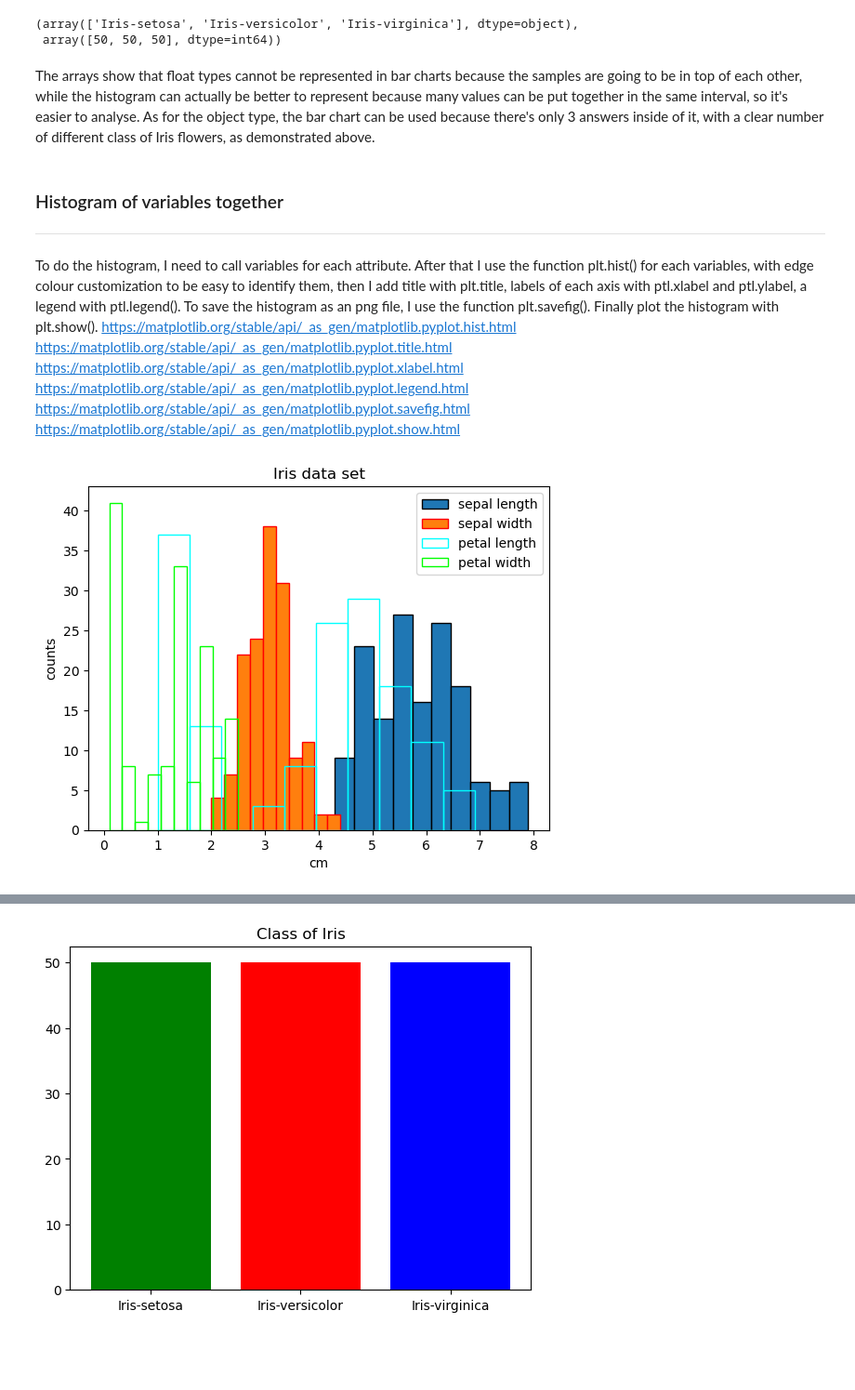
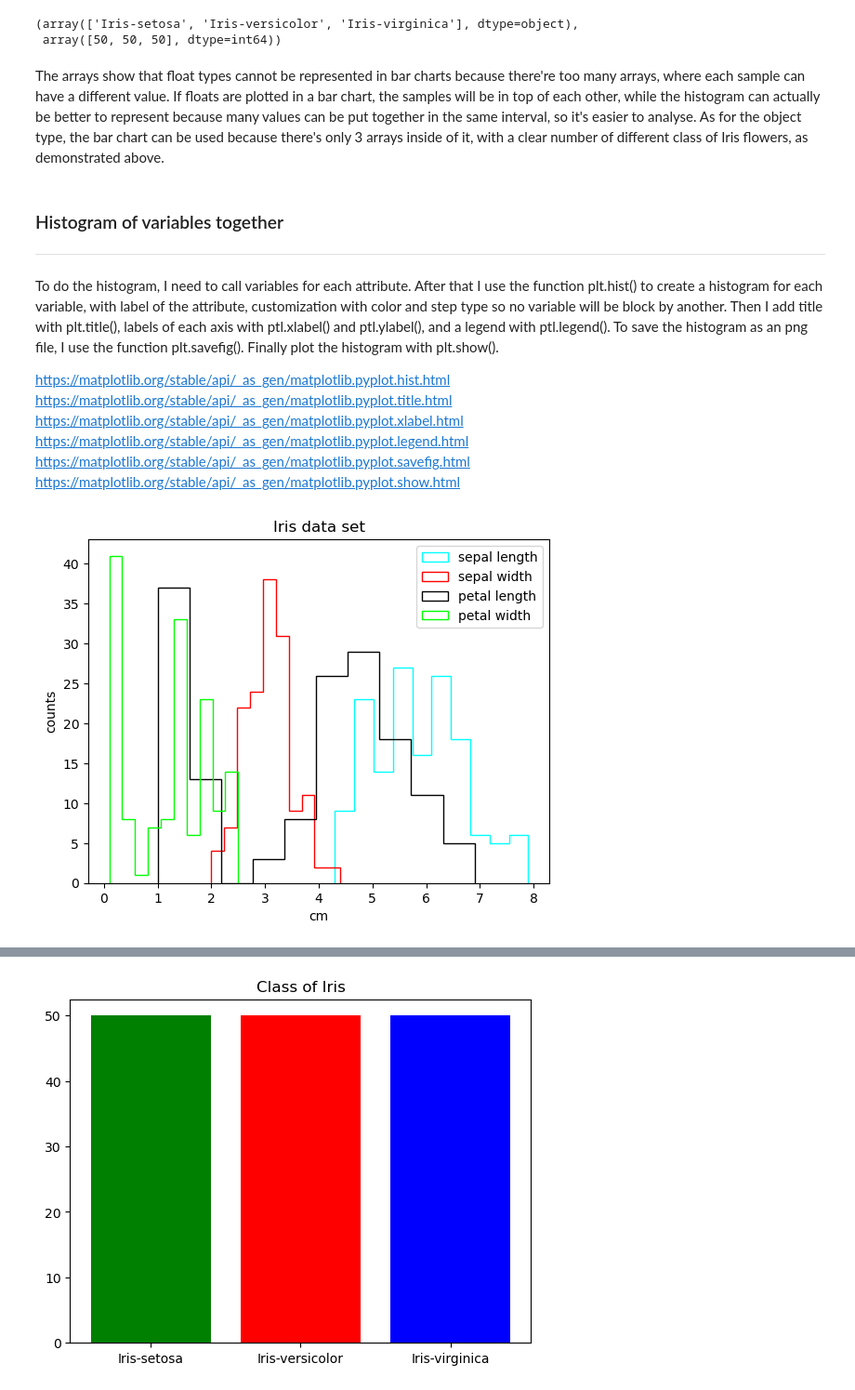
Before and after one commit to FatimaBOliveira/pands-project, a Jupyter notebook: iris.ipynb, the cells around one changed output, grey strips where cells are left out. Shown at 93% size. Saved outputs shown, nothing was run; the diff lists cells and outputs as text; code cells hidden in the pictures; blank space fills up the shorter version.

```diff
--- a/iris.ipynb
+++ b/iris.ipynb
@@ -119,11 +120,12 @@ values2, counts2
 (array(['Iris-setosa', 'Iris-versicolor', 'Iris-virginica'], dtype=object),
  array([50, 50, 50], dtype=int64))
 # %% [markdown]
-The arrays show that float types cannot be represented in bar charts because the samples are going to be in top of each other, while the histogram can actually be better to represent because many values can be put together in the same interval, so it's easier to analyse. As for the object type, the bar chart can be used because there's only 3 answers inside of it, with a clear number of different class of Iris flowers, as demonstrated above.
+The arrays show that float types cannot be represented in bar charts because there're too many arrays, where each sample can have a different value. If floats are plotted in a bar chart, the samples will be in top of each other, while the histogram can actually be better to represent because many values can be put together in the same interval, so it's easier to analyse. As for the object type, the bar chart can be used because there's only 3 arrays inside of it, with a clear number of different class of Iris flowers, as demonstrated above.
 # %% [markdown]
 ### Histogram of variables together
 ***
-To do the histogram, I need to call variables for each attribute. After that I use the function plt.hist() for each variables, with edge colour customization to be easy to identify them, then I add title with plt.title, labels of each axis with ptl.xlabel and ptl.ylabel, a legend with ptl.legend(). To save the histogram as an png file, I use the function plt.savefig(). Finally plot the histogram with plt.show().
+To do the histogram, I need to call variables for each attribute. After that I use the function plt.hist() to create a histogram for each variable, with label of the attribute, customization with color and step type so no variable will be block by another. Then I add title with plt.title(), labels of each axis with ptl.xlabel() and ptl.ylabel(), and a legend with ptl.legend(). To save the histogram as an png file, I use the function plt.savefig(). Finally plot the histogram with plt.show().
+
 https://matplotlib.org/stable/api/_as_gen/matplotlib.pyplot.hist.html
 https://matplotlib.org/stable/api/_as_gen/matplotlib.pyplot.title.html
 https://matplotlib.org/stable/api/_as_gen/matplotlib.pyplot.xlabel.html
@@ -133,21 +135,21 @@ https://matplotlib.org/stable/api/_as_gen/matplotlib.pyplot.show.html
 # %%
 slen = df["sepal_length_cm"]
 swid = df["sepal_width_cm"]
 plen = df["petal_length_cm"]
 pwid = df["petal_width_cm"]
 
-plt.hist(slen, label= "sepal length", edgecolor = "black", fill=True)
-plt.hist(swid, label= "sepal width", edgecolor = "red", fill=True)
-plt.hist(plen, label= "petal length", edgecolor = "cyan",  fill=False)
-plt.hist(pwid, label="petal width", edgecolor = "lime", fill=False)
+plt.hist(slen, label= "sepal length", color="cyan", histtype="step")
+plt.hist(swid, label= "sepal width", color = "red", histtype="step")
+plt.hist(plen, label= "petal length", color = "black", histtype="step")
+plt.hist(pwid, label="petal width", color = "lime", histtype="step")
 plt.title("Iris data set")
 plt.xlabel("cm")
 plt.ylabel("counts")
 plt.legend()
 #plt.savefig("Histogram with variables together.png")
 plt.show()
 # %% [output]
-[figure, old version]
+[figure, new version]
 # %% [markdown]
 ### Histograms of each variable
 ***
```
Also changed, not shown: parts of 13 cells of this notebook, 1 other file.
